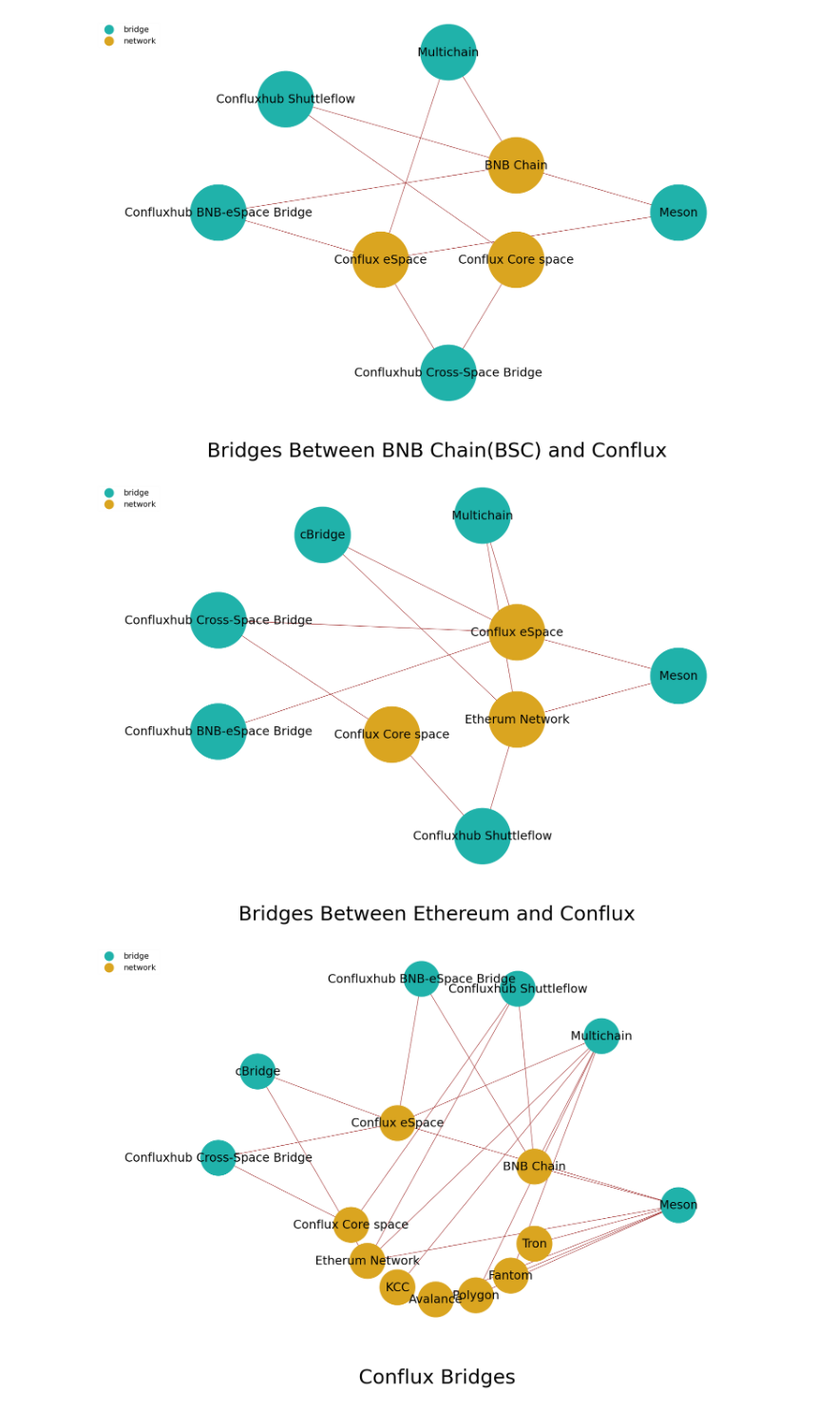
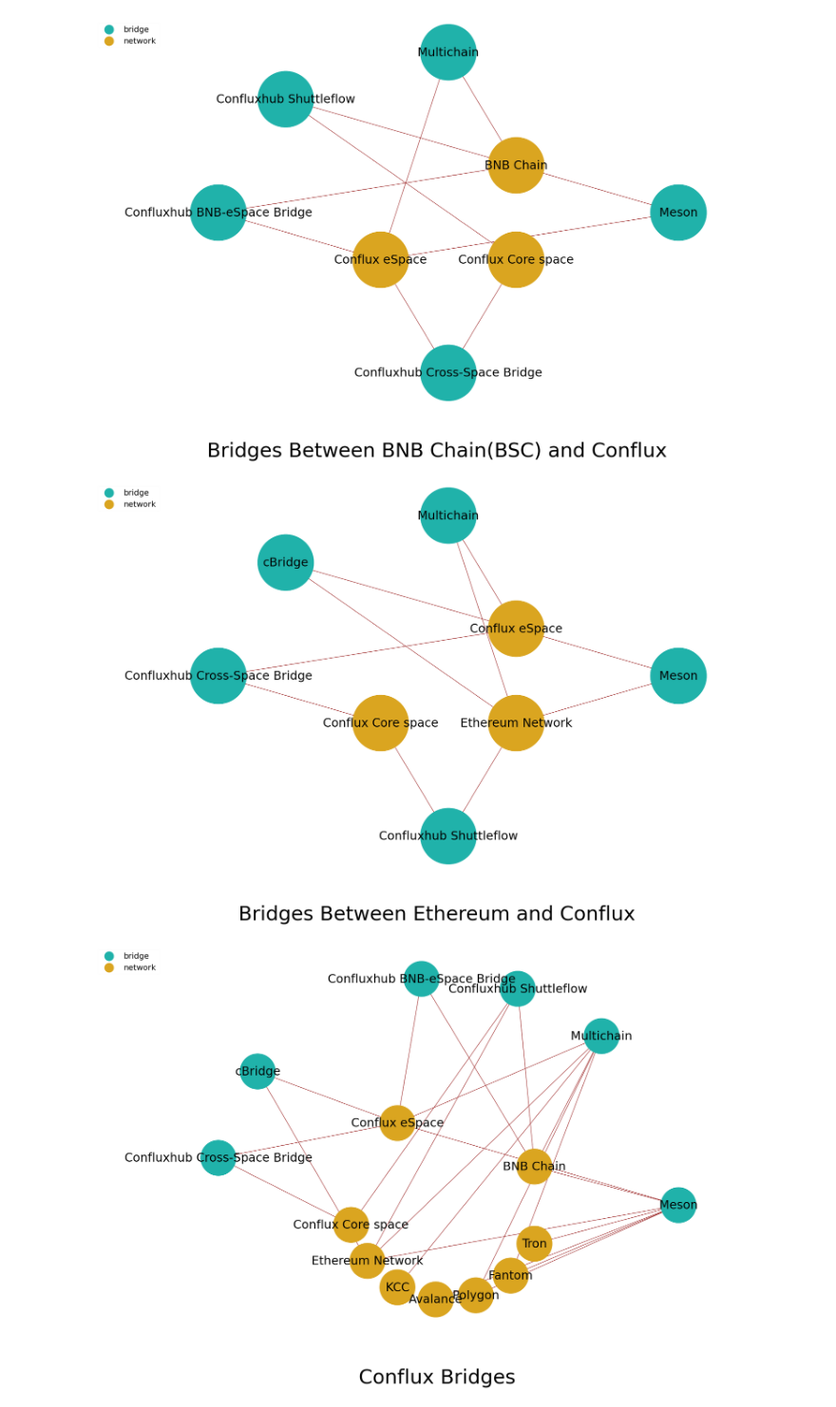
Before and after one commit to simulacrumb-glm/treegraph-graph, a Jupyter notebook: poc/entities POC.ipynb, the cells around one changed output. Shown at 95% size. Drawn from its saved outputs; the diff is of its cells as text; code cells hidden in the pictures.

```diff
--- a/poc/entities POC.ipynb
+++ b/poc/entities POC.ipynb
@@ -13,7 +13,7 @@ nodes["name"] = nodes.apply(lambda x: json.loads(x["fields"]).get("name"),axis=1
 merged = pd.merge(links, nodes[["id","name","type"]], left_on='source', right_on="id")
 merged = pd.merge(merged, nodes[["id","name","type"]], left_on='dest', right_on="id")
 
-master_colors=['lightseagreen', 'goldenrod', 'royalblue','moccasin', 'lightcoral','green','tomato','powderblue']
+master_colors=['lightseagreen', 'goldenrod', 'royalblue','red', 'lightcoral','green','tomato','powderblue']
 # %%
 #all links
 
@@ -399,6 +399,9 @@ test = merged[
         )
         & (
             merged["type_x"]=="bridge"
+        )
+        & (
+            merged["source"]!="024eb4f2-81ed-4a89-84f0-b23f5b67364b"
         )
     ]
 
@@ -440,34 +443,34 @@ for ea in pos.keys():
     if len(test[test["name_y"]==ea]) > 0:
         new_r = radii[1]
     else:
         new_r = radii[0]
     pos[ea] *= new_r   # reposition nodes as concentric circles
 
 nx.draw(G,
         pos=pos,
         with_labels = True,
         font_size=30,
         font_color="black",
         node_size=20000,
         node_color=catcodes,
         cmap=cmap,
         edge_color='darkred'
 )
 
 for i in catlist:
     plt.scatter([],[], c=cmap.colors[catlist.index(i)], # insert value for color
                 edgecolors='none', label=i)
 
 
 plt.legend(loc='upper left',
            framealpha=0.05,
            markerscale= 4,
            prop={'size': 20}
           )
 
 plt.savefig('cfx_eth.png', transparent=True)
 # %% [output]
-[figure, old version]
+[figure, new version]
 # %%
 # All Conflux Bridges
 
```
Also changed, not shown: parts of 11 cells of this notebook, 12 other files.
